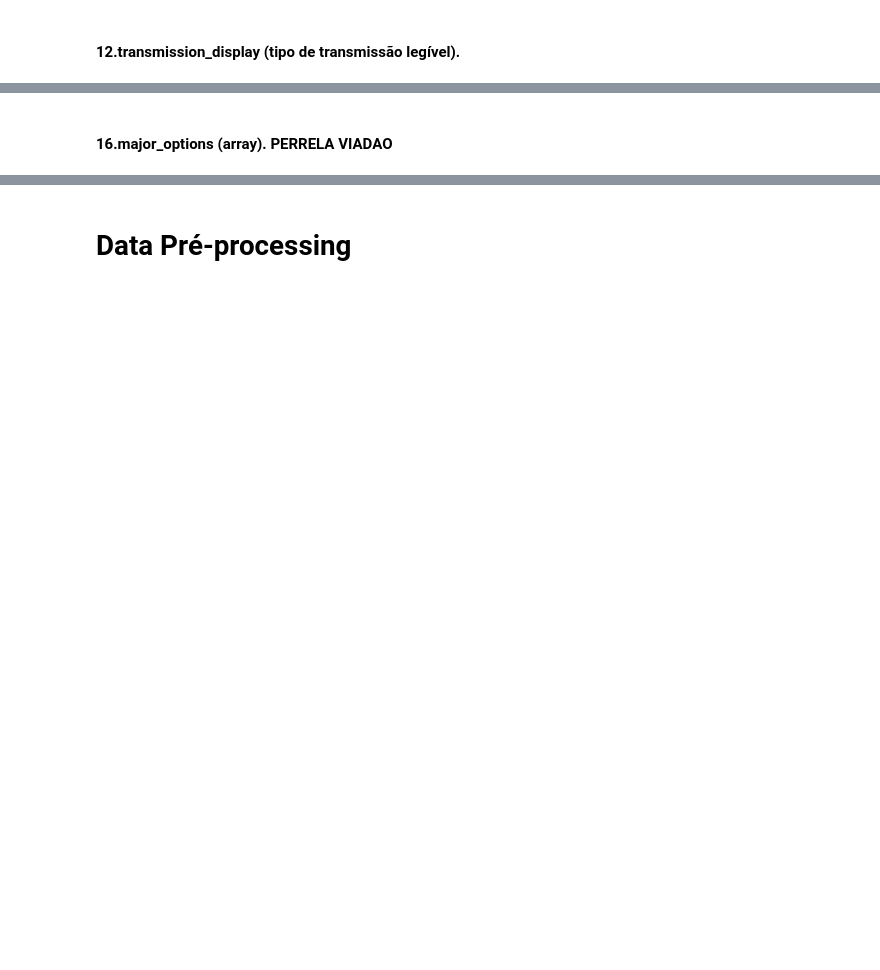
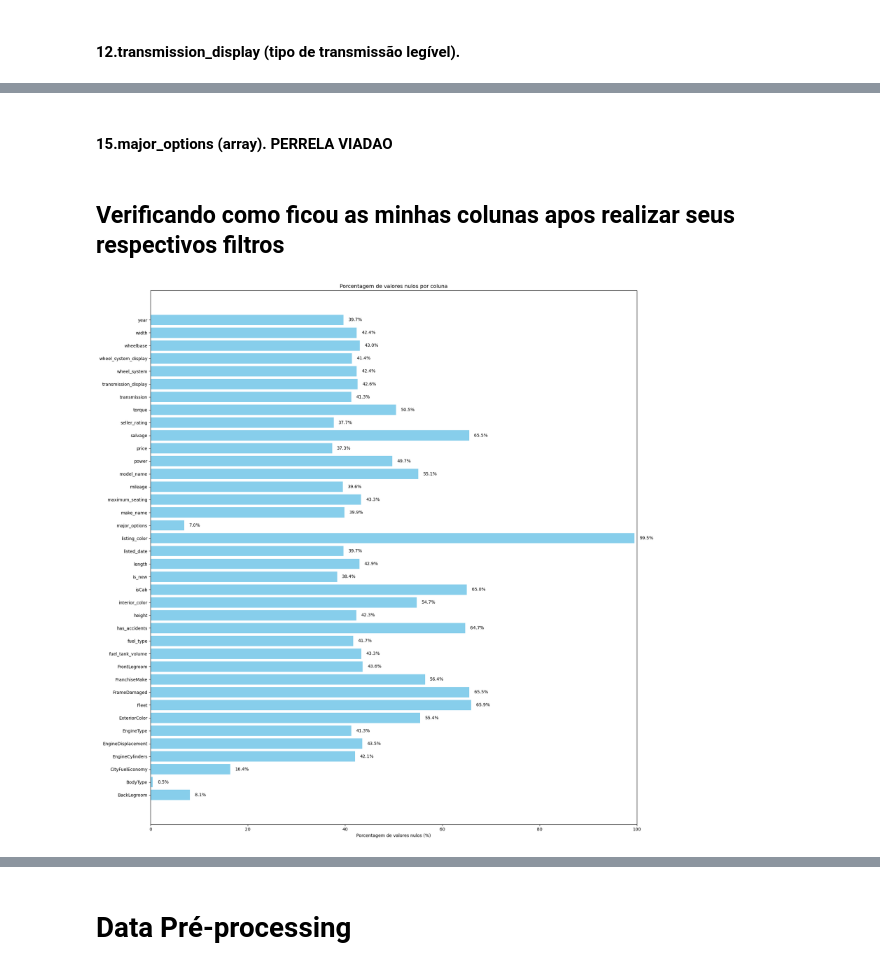
Before and after one commit to rageagainst10/AC2-BigData, a Jupyter notebook: Untitled.ipynb, the cells around one changed output, grey strips where cells are left out. Cells and saved outputs as stored; diff of their text form; code cells hidden in the pictures; blank space fills up the shorter version.

```diff
--- a/Untitled.ipynb
+++ b/Untitled.ipynb
@@ -1804,7 +1769,7 @@ only showing top 20 rows
 # %%
 # Lista de transmissões válidas (exemplo com algumas transmissões válidas
 tipos_validos_transmission = [
-    "A", "CVT", "M", "Dual Clutch", "0", "True", "False"
+    "A", "CVT", "M", "Dual Clutch"
 ]
 
 # Filtra a coluna "transmission" e coloca NULL para os valores que não são válidos
@@ -1921,0 +1940,17 @@ dataframe.groupBy("wheel_system_display").count().orderBy(col("count").desc()).s
+# %%
+# Lista do filtro das cores base
+mapa_wheel_system_display = [
+    "FWD", "Front-Wheel Drive", "RWD", "Rear-Wheel Drive","AWD", "All-Wheel Drive", "4WD", "Four-Wheel Drive", "4X2" , "Two-Wheel Drive"
+]
+
+# Esta é uma expressão usada para filtrar grupos que sao variaçoes de cores
+regex_wheel_system_display = r"\b(" + "|".join(mapa_wheel_system_display) + r")\b"
+
+# Aplica o filtro mantendo só as linhas que possuem variações da lista cores_validas2
+dataframe = dataframe.withColumn(
+    "wheel_system_display",
+    when(col("wheel_system_display").rlike(regex_wheel_system_display), col("wheel_system_display")).otherwise(None)
+)
+
+# Agrupa e conta as linhas por cor
+dataframe.groupBy("wheel_system_display").count().orderBy(col("count").desc()).show(20, truncate=False)
@@ -1922,2 +1975,48 @@ dataframe.groupBy("wheel_system_display").count().orderBy(col("count").desc()).s
 # %% [markdown]
-#### 16.major_options (array). PERRELA VIADAO ####
+#### 15.major_options (array). PERRELA VIADAO ####
+# %% [markdown]
+## Verificando como ficou as minhas colunas apos realizar seus respectivos filtros ##
+# %%
+# Aqui eu passei uma lista com todas as colunas do meu dataset
+columns_to_check = dataframe.columns
+
+
+# Calcula a quantidade de valores nulos por coluna
+null_counts = (
+    dataframe.select([
+        spark_count(when(col(c).isNull(), c)).alias(c) for c in columns_to_check
+    ])
+    .collect()[0]
+)
+
+# Total de linhas para cálculo de porcentagem
+total_rows = dataframe.count()
+
+# Preparar dados para gráfico
+labels = []
+null_values = []
+null_percentages = []
+
+for col_name in columns_to_check:
+    null_count = null_counts[col_name]
+    percent = (null_count / total_rows) * 100
+    labels.append(col_name)
+    null_values.append(null_count)
+    null_percentages.append(percent)
+
+# Plotar gráfico de barras
+plt.figure(figsize=(18, 18))
+bars = plt.barh(labels, null_percentages, color='skyblue')
+plt.xlabel('Porcentagem de valores nulos (%)')
+plt.title('Porcentagem de valores nulos por coluna')
+plt.xlim(0, 100)
+
+# Adicionar os valores nas barras
+for bar, percent in zip(bars, null_percentages):
+    plt.text(bar.get_width() + 1, bar.get_y() + bar.get_height()/2,
+             f"{percent:.1f}%", va='center')
+
+plt.tight_layout()
+plt.show()
+# %% [output]
+[figure, added]
```
Also changed, not shown: parts of 36 cells of this notebook.
